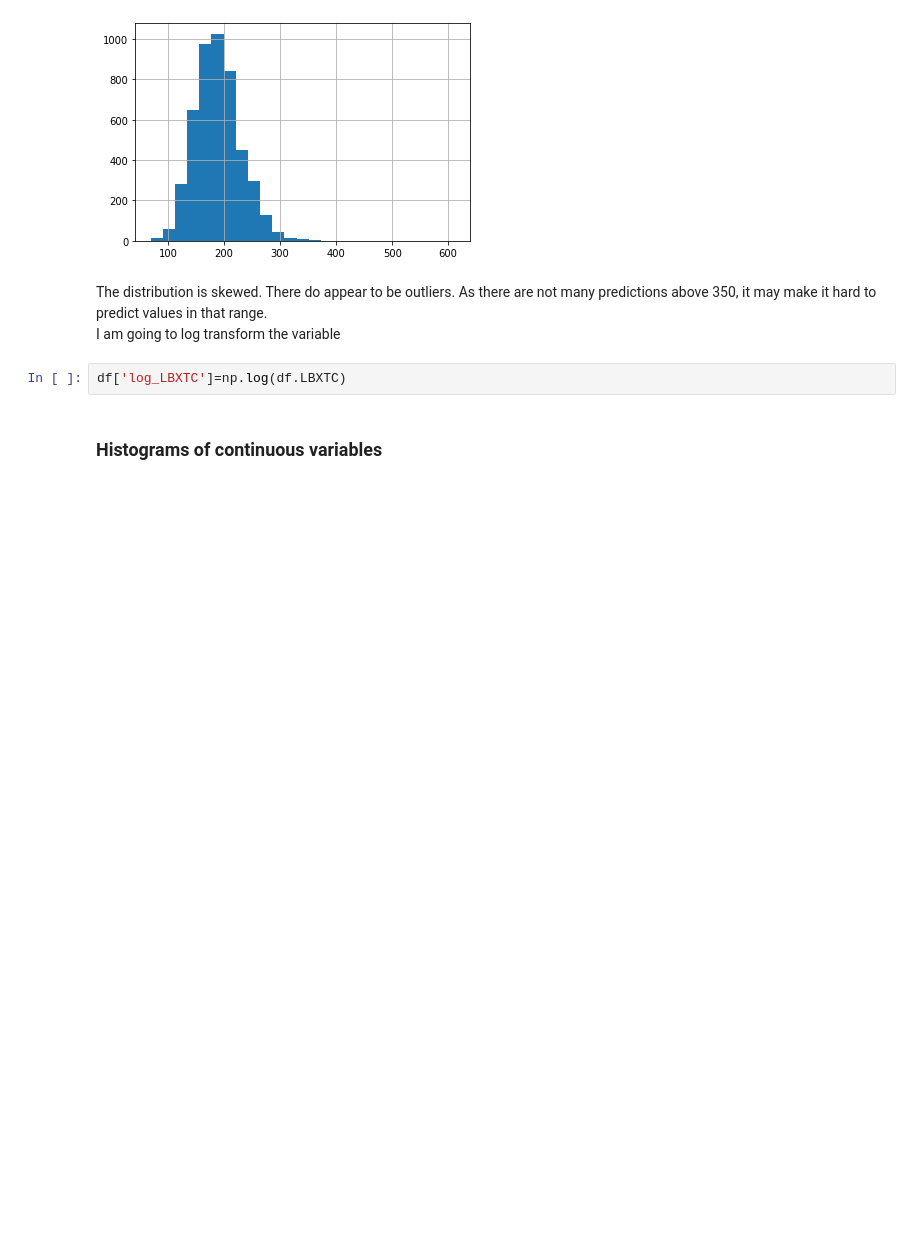
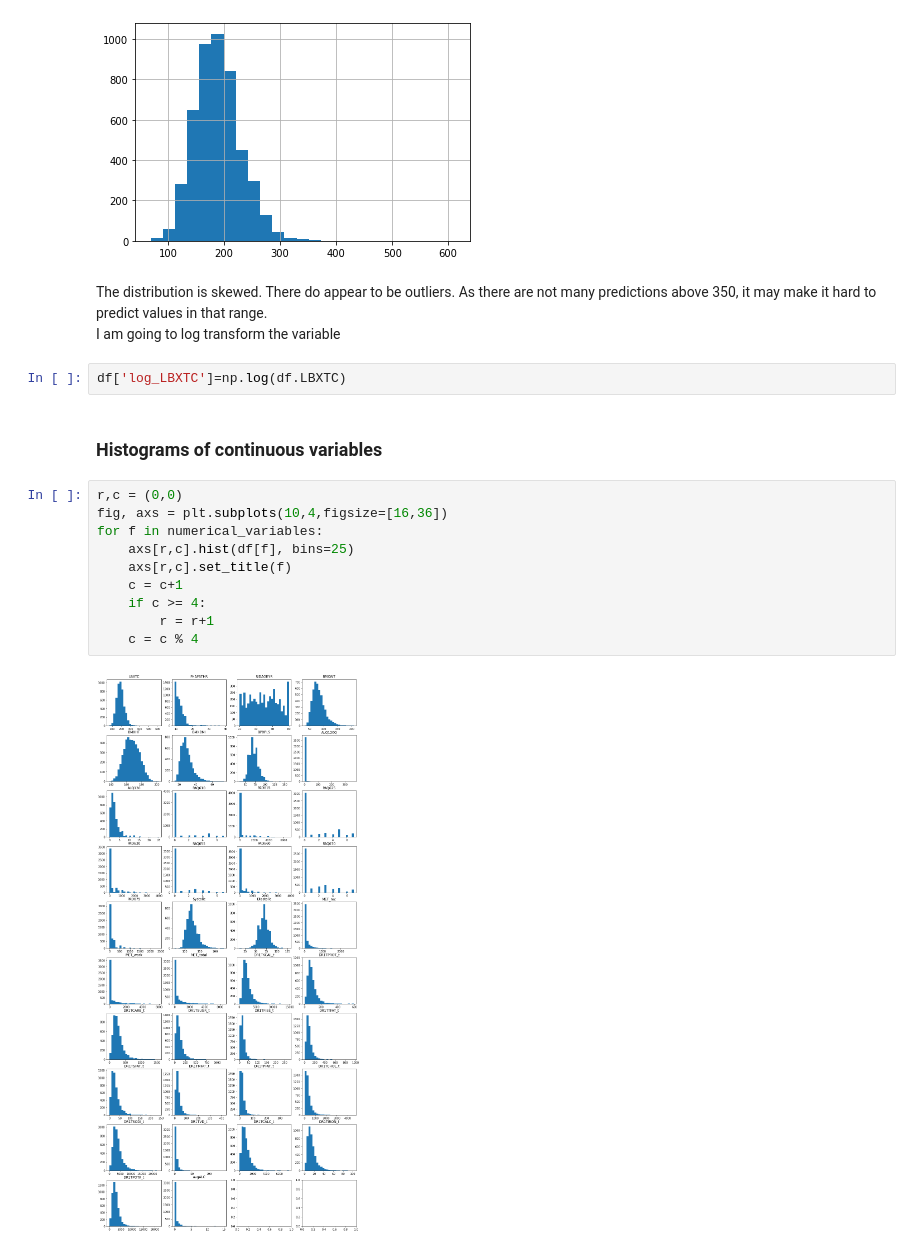
Before and after one commit to mathisme/ThinkfulDSFinalCapstone, a Jupyter notebook: final.ipynb, the cells around one changed output. Cells and saved outputs as stored; diff of their text form; blank space fills up the shorter version.

```diff
--- a/final.ipynb
+++ b/final.ipynb
@@ -609,3 +610,15 @@ I am going to log transform the variable
 df['log_LBXTC']=np.log(df.LBXTC)
 # %% [markdown]
 ### Histograms of continuous variables
+# %%
+r,c = (0,0)
+fig, axs = plt.subplots(10,4,figsize=[16,36])
+for f in numerical_variables:
+    axs[r,c].hist(df[f], bins=25)
+    axs[r,c].set_title(f)
+    c = c+1
+    if c >= 4:
+        r = r+1
+    c = c % 4
+# %% [output]
+[figure, added]
```
Also changed, not shown: parts of 10 cells of this notebook.
